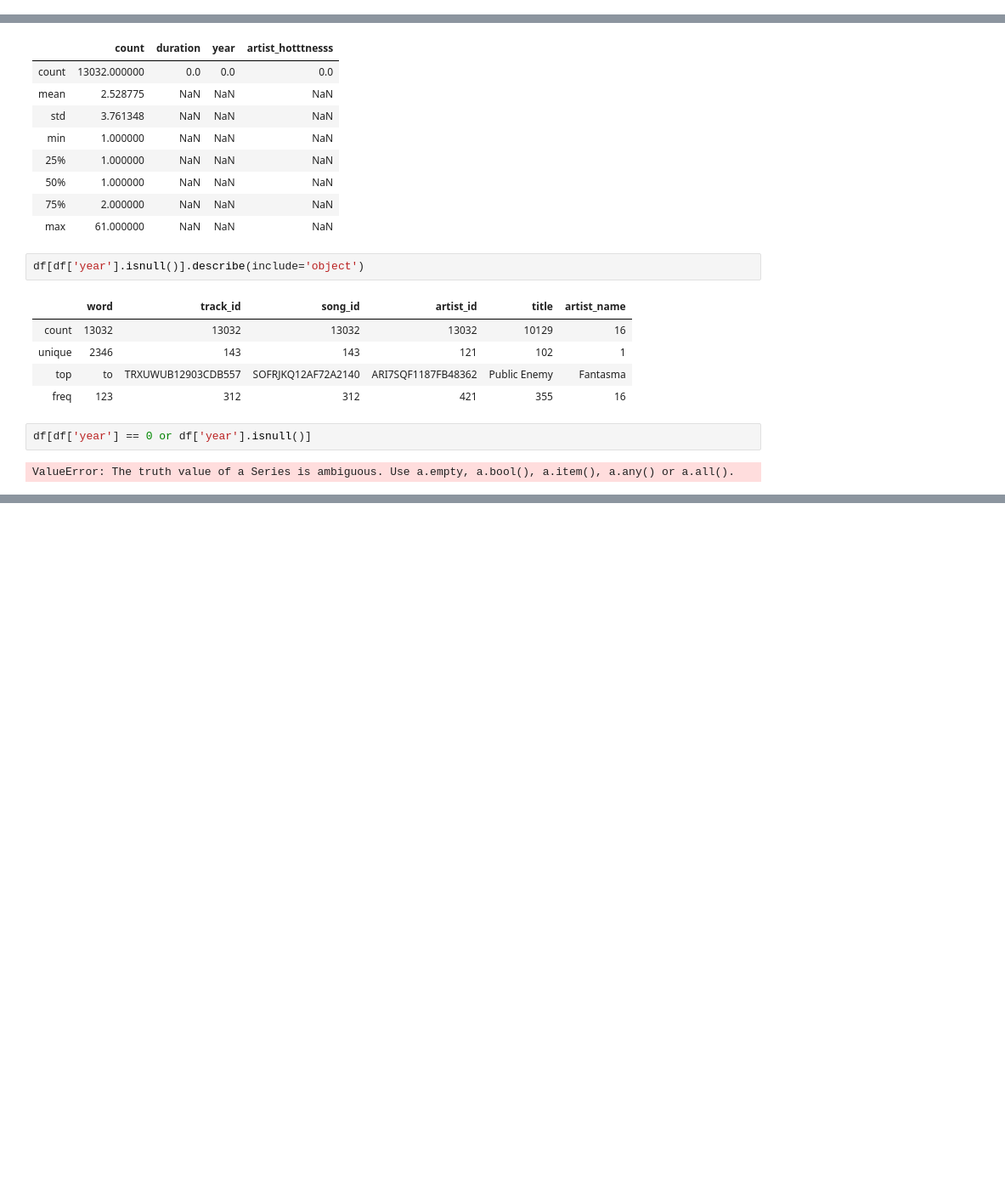
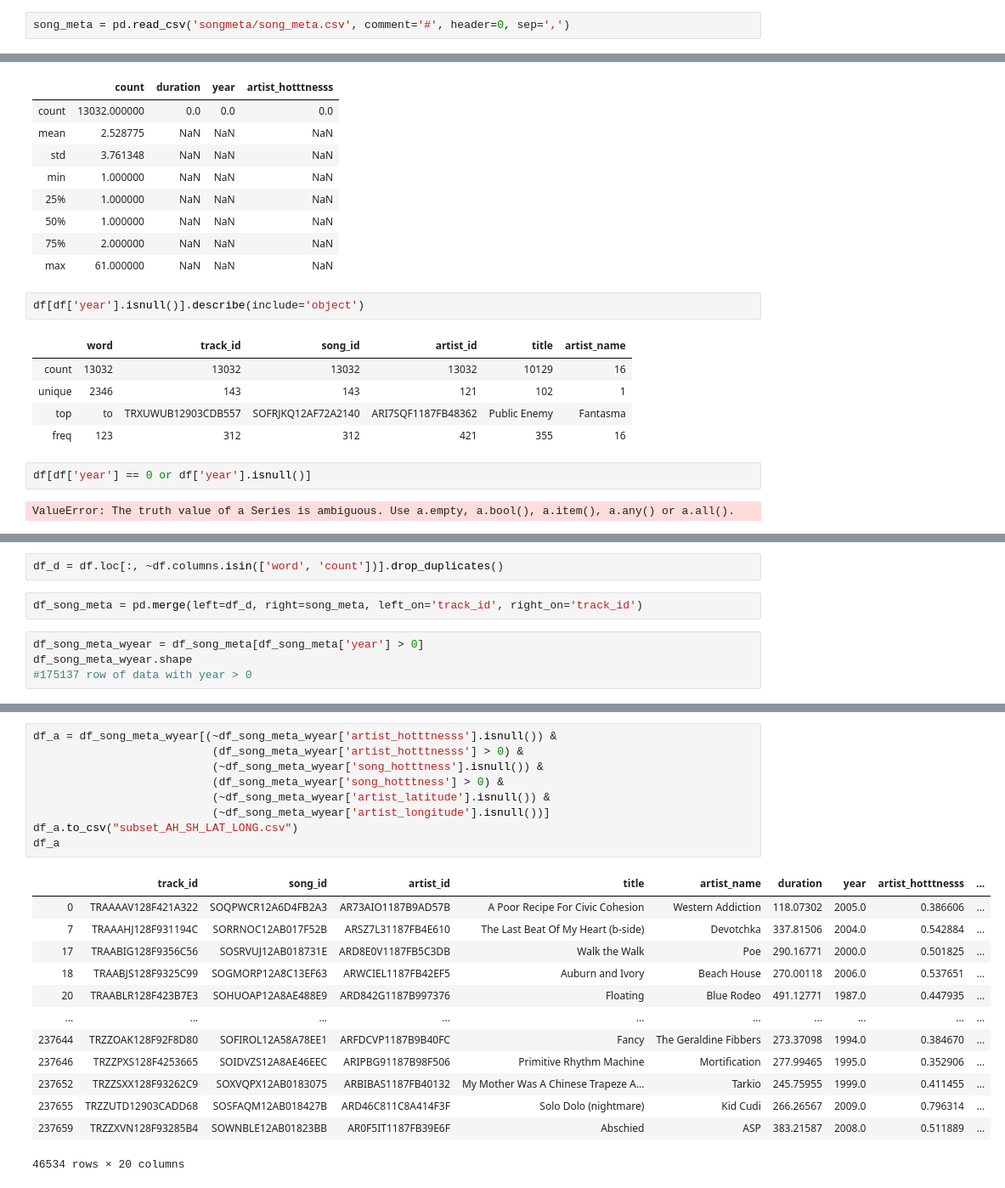
Before and after one commit to wang-xo/DataViz-KUL-2020, a Jupyter notebook: Raphael/Stat.ipynb, the cells around one changed output, grey strips where cells are left out. Shown at 85% size. Drawn from its saved outputs; the diff is of its cells as text; blank space fills up the shorter version.

```diff
--- a/Raphael/Stat.ipynb
+++ b/Raphael/Stat.ipynb
@@ -6,6 +6,8 @@ import seaborn as sns
 df = pd.read_csv('../merged_data/words_songs_matched.csv', comment='#', header=0, sep=',')
 # %%
 g = pd.read_csv('../Songs_genre/msd-MAGD-genreAssignment.cls.txt', sep='\t', names=['track_id','genre'])
+# %%
+song_meta = pd.read_csv('songmeta/song_meta.csv', comment='#', header=0, sep=',')
 # %%
 df
 # %% [output]
@@ -287,0 +306,8 @@ ValueError: The truth value of a Series is ambiguous. Use a.empty, a.bool(), a.i
+# %%
+df_d = df.loc[:, ~df.columns.isin(['word', 'count'])].drop_duplicates()
+# %%
+df_song_meta = pd.merge(left=df_d, right=song_meta, left_on='track_id', right_on='track_id')
+# %%
+df_song_meta_wyear = df_song_meta[df_song_meta['year'] > 0]
+df_song_meta_wyear.shape
+#175137 row of data with year > 0
@@ -287,0 +380,23 @@ ValueError: The truth value of a Series is ambiguous. Use a.empty, a.bool(), a.i
+# %%
+df_a = df_song_meta_wyear[(~df_song_meta_wyear['artist_hotttnesss'].isnull()) &
+                           (df_song_meta_wyear['artist_hotttnesss'] > 0) &
+                           (~df_song_meta_wyear['song_hotttness'].isnull()) &
+                           (df_song_meta_wyear['song_hotttness'] > 0) &
+                           (~df_song_meta_wyear['artist_latitude'].isnull()) &
+                           (~df_song_meta_wyear['artist_longitude'].isnull())]
+df_a.to_csv("subset_AH_SH_LAT_LONG.csv")
+df_a
+# %% [output]
+|  | track_id | song_id | artist_id | title | artist_name | duration | year | artist_hotttnesss | ... |
+| 0 | TRAAAAV128F421A322 | SOQPWCR12A6D4FB2A3 | AR73AIO1187B9AD57B | A Poor Recipe For Civic Cohesion | Western Addiction | 118.07302 | 2005.0 | 0.386606 | ... |
+| 7 | TRAAAHJ128F931194C | SORRNOC12AB017F52B | ARSZ7L31187FB4E610 | The Last Beat Of My Heart (b-side) | Devotchka | 337.81506 | 2004.0 | 0.542884 | ... |
+| 17 | TRAABIG128F9356C56 | SOSRVUJ12AB018731E | ARD8E0V1187FB5C3DB | Walk the Walk | Poe | 290.16771 | 2000.0 | 0.501825 | ... |
+| 18 | TRAABJS128F9325C99 | SOGMORP12A8C13EF63 | ARWCIEL1187FB42EF5 | Auburn and Ivory | Beach House | 270.00118 | 2006.0 | 0.537651 | ... |
+| 20 | TRAABLR128F423B7E3 | SOHUOAP12A8AE488E9 | ARD842G1187B997376 | Floating | Blue Rodeo | 491.12771 | 1987.0 | 0.447935 | ... |
+| ... | ... | ... | ... | ... | ... | ... | ... | ... | ... |
+| 237644 | TRZZOAK128F92F8D80 | SOFIROL12A58A78EE1 | ARFDCVP1187B9B40FC | Fancy | The Geraldine Fibbers | 273.37098 | 1994.0 | 0.384670 | ... |
+| 237646 | TRZZPXS128F4253665 | SOIDVZS12A8AE46EEC | ARIPBG91187B98F506 | Primitive Rhythm Machine | Mortification | 277.99465 | 1995.0 | 0.352906 | ... |
+| 237652 | TRZZSXX128F93262C9 | SOXVQPX12AB0183075 | ARBIBAS1187FB40132 | My Mother Was A Chinese Trapeze A... | Tarkio | 245.75955 | 1999.0 | 0.411455 | ... |
+| 237655 | TRZZUTD12903CADD68 | SOSFAQM12AB018427B | ARD46C811C8A414F3F | Solo Dolo (nightmare) | Kid Cudi | 266.26567 | 2009.0 | 0.796314 | ... |
+| 237659 | TRZZXVN128F93285B4 | SOWNBLE12AB01823BB | AR0F5IT1187FB39E6F | Abschied | ASP | 383.21587 | 2008.0 | 0.511889 | ... |
+46534 rows × 20 columns
```
Also changed, not shown: parts of 7 cells of this notebook, 2 other files.
